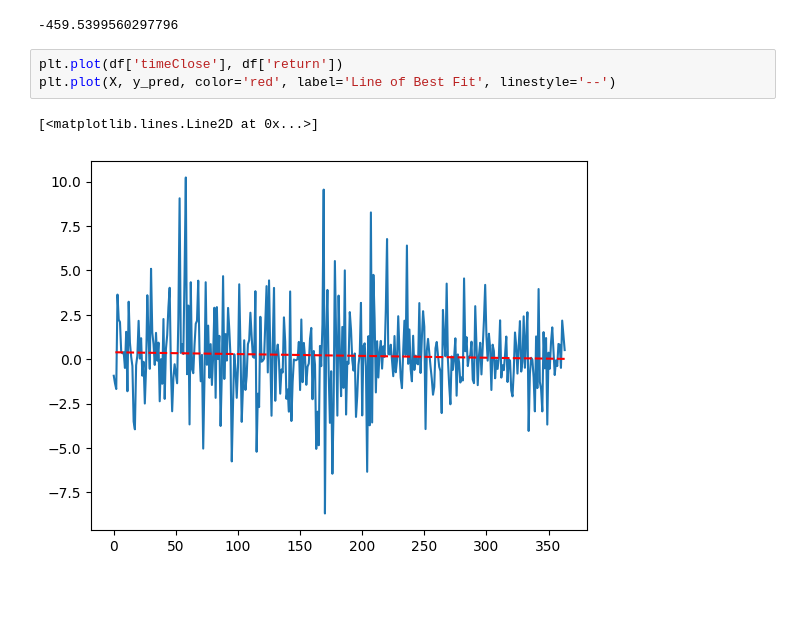
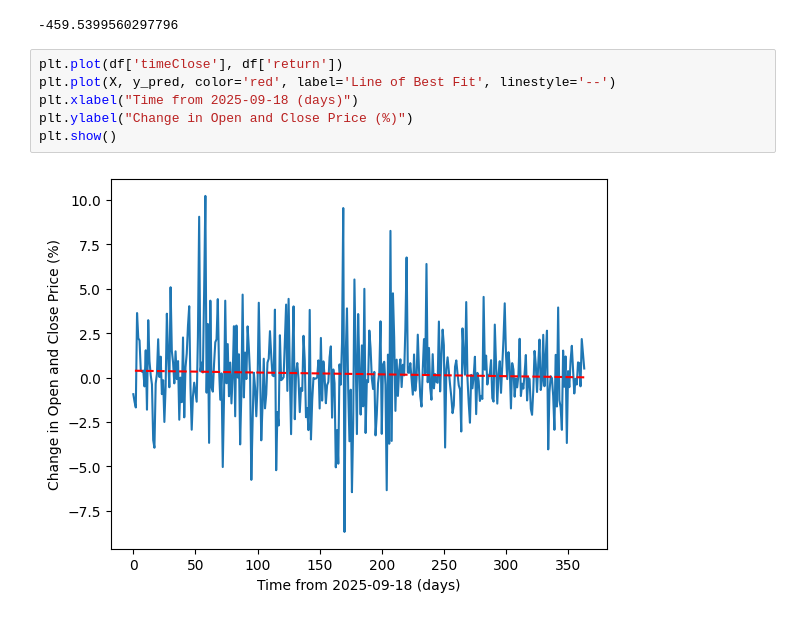
Before and after one commit to hose-ay1/aiqf-cyrpto, a Jupyter notebook: bitcoin_return.ipynb, the cells around one changed output. Cells and saved outputs as stored; diff of their text form; blank space fills up the shorter version.

Commit message:
added labels to some graphs

```diff
--- a/bitcoin_return.ipynb
+++ b/bitcoin_return.ipynb
@@ -129,6 +129,8 @@ print(r2)
 # %%
 plt.plot(df['timeClose'], df['return'])
 plt.plot(X, y_pred, color='red', label='Line of Best Fit', linestyle='--')
+plt.xlabel("Time from 2025-09-18 (days)")
+plt.ylabel("Change in Open and Close Price (%)")
+plt.show()
 # %% [output]
-[<matplotlib.lines.Line2D at 0x...>]
-[figure, old version]
+[figure, new version]
```
Also changed, not shown: 8 other files.
